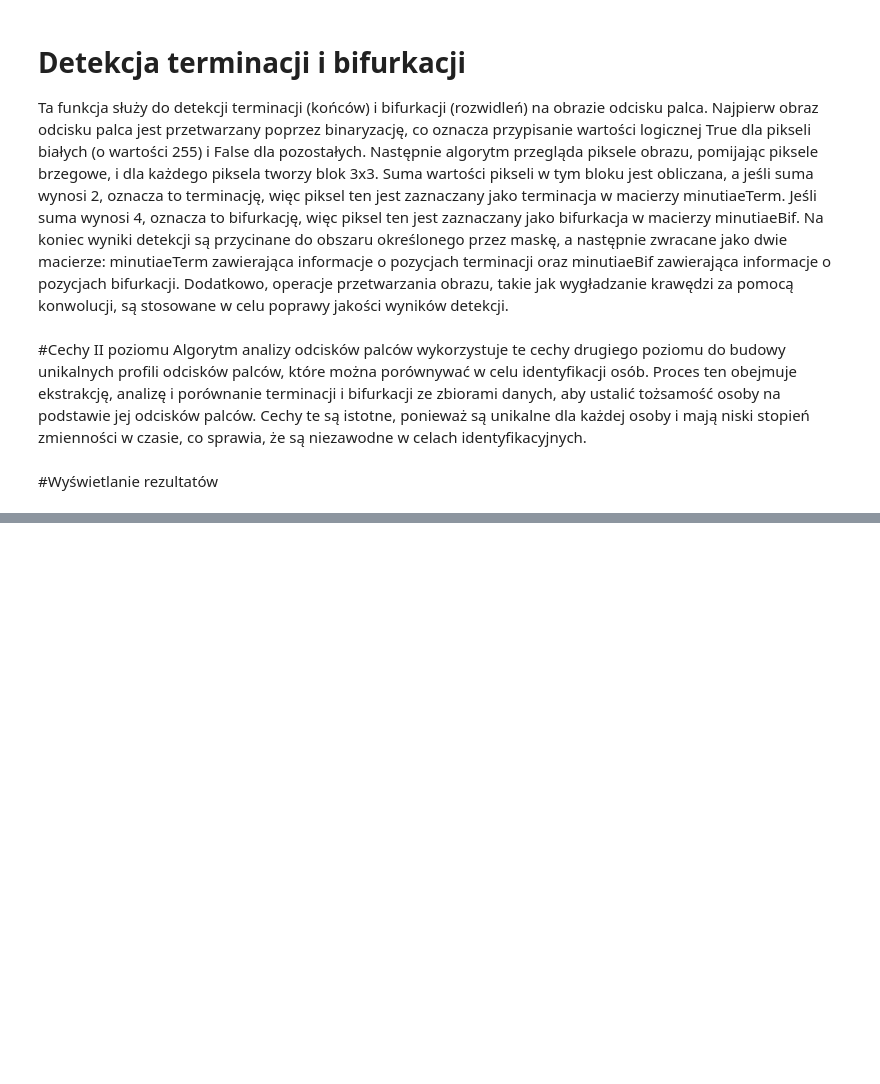
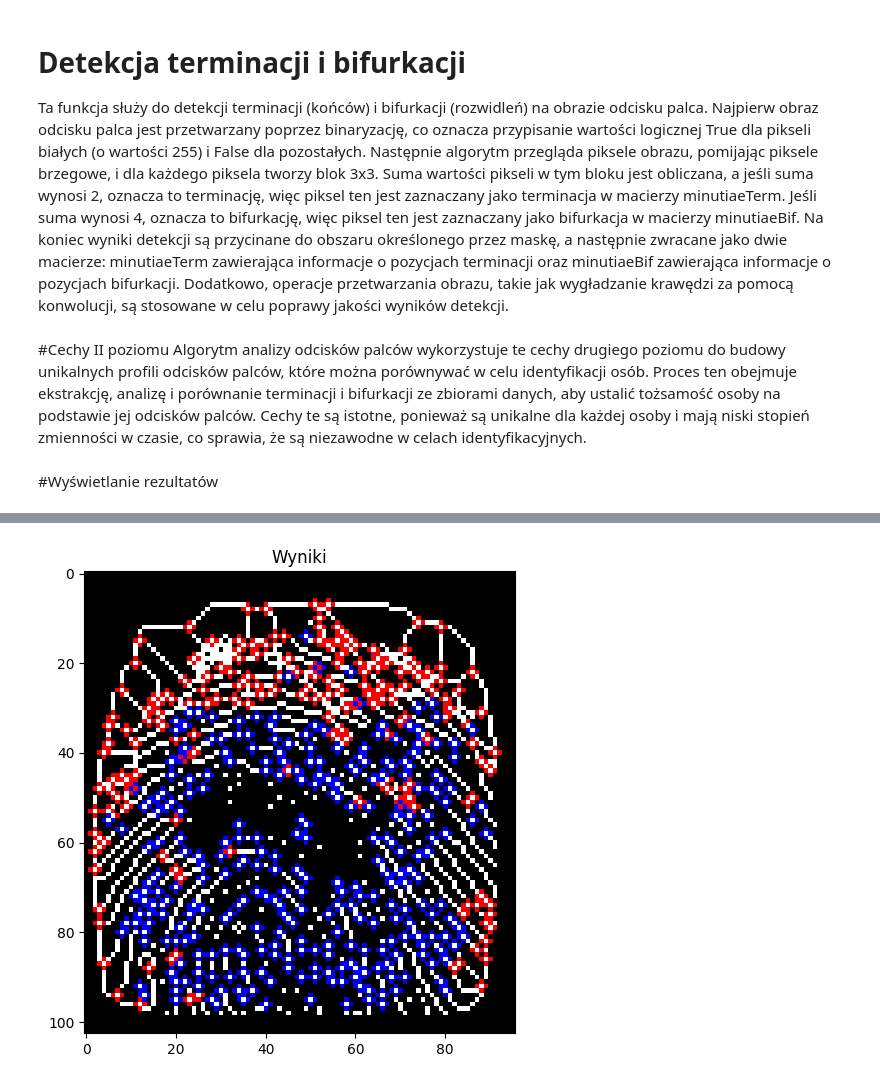
Before and after one commit to ewakobrzynska/Biometria, a Jupyter notebook: Rozpoznawanie_cech_II_poziomu_w_obrazach_odcisków_palców.ipynb, the cells around one changed output, grey strips where cells are left out. Cells and saved outputs as stored; diff of their text form; code cells hidden in the pictures; blank space fills up the shorter version.

```diff
--- a/Rozpoznawanie_cech_II_poziomu_w_obrazach_odcisków_palców.ipynb
+++ b/Rozpoznawanie_cech_II_poziomu_w_obrazach_odcisków_palców.ipynb
@@ -217,0 +205,14 @@ for i in range(0,3):
+# %%
+img_name = display_list[1]
+img = cv2.imread(img_name,0);
+img = np.array(img > THRESHOLD1).astype(int)
+skel = skimage.morphology.skeletonize(img)
+skel = np.uint8(skel)*255;
+mask = img*255;
+
+(minutiaeTerm, minutiaeBif) = getTerminationBifurcation(skel, mask);
+BifLabel = skimage.measure.label(minutiaeBif, connectivity=1);
+TermLabel = skimage.measure.label(minutiaeTerm, connectivity=1);
+ShowResults(skel, TermLabel, BifLabel)
+# %% [output]
+[figure, added]
```
Also changed, not shown: parts of 1 cell of this notebook.
